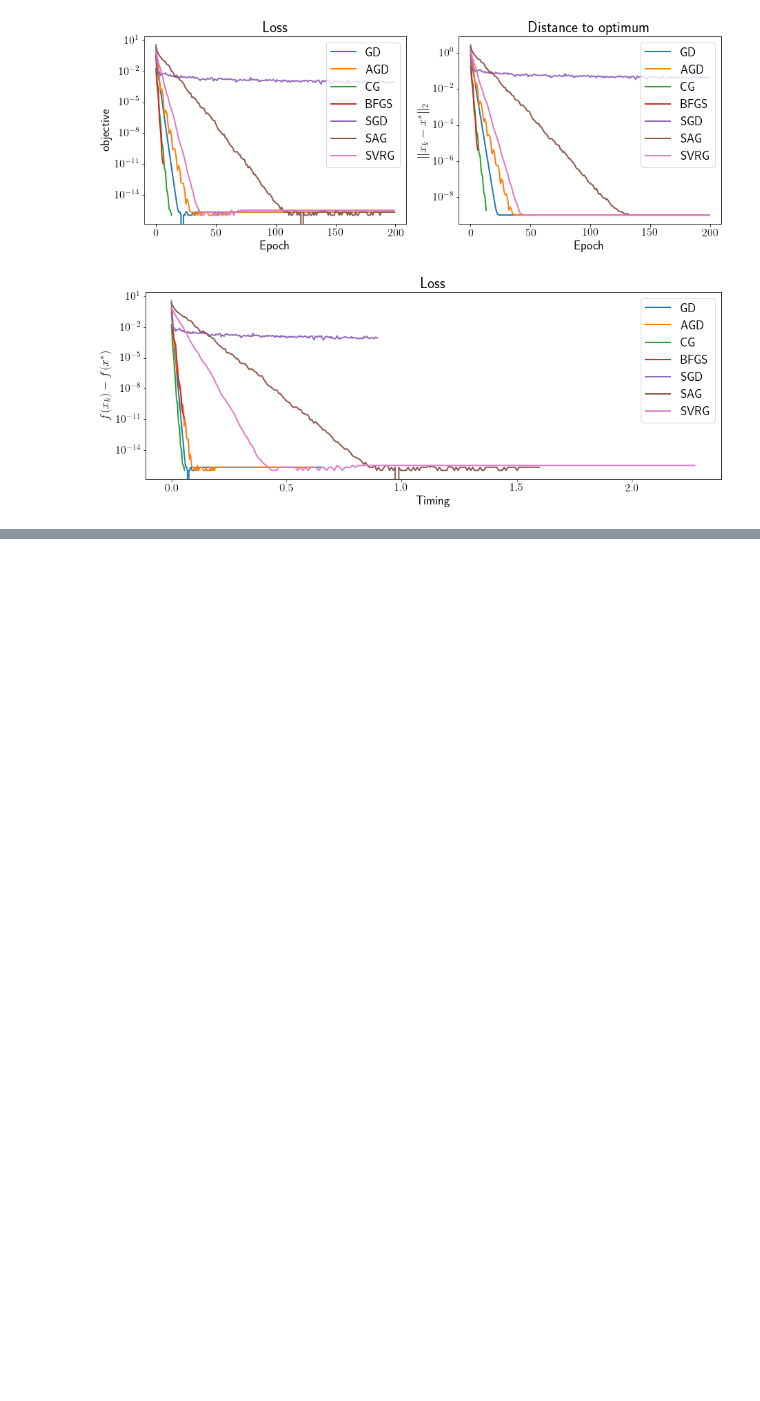
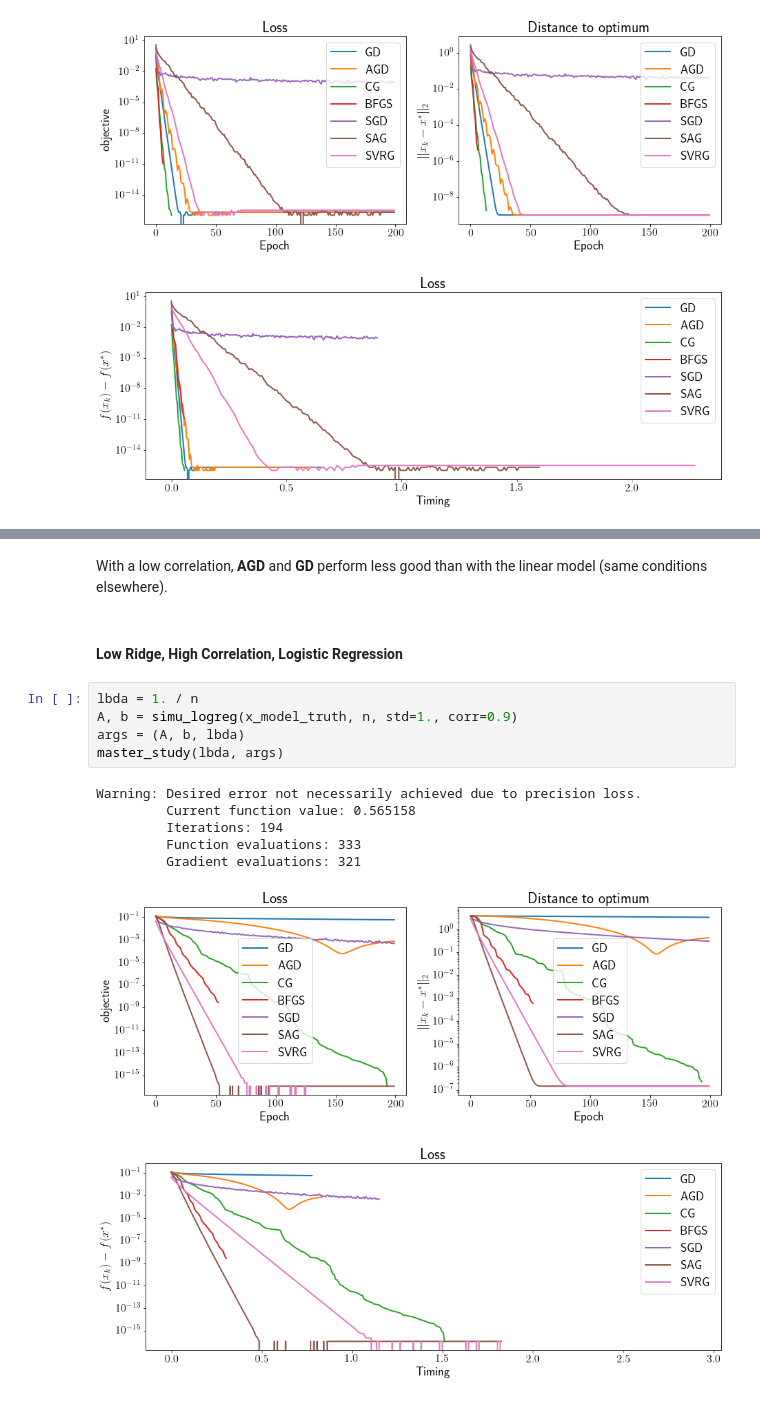
Before and after one commit to BenjaminLAZARD/Mathematical_Optimization_For_Datascience, a Jupyter notebook: lab2_lazard_benjamin_and_cothenet_come.ipynb, the cells around one changed output, grey strips where cells are left out. Cells and saved outputs as stored; diff of their text form; blank space fills up the shorter version.

```diff
--- a/lab2_lazard_benjamin_and_cothenet_come.ipynb
+++ b/lab2_lazard_benjamin_and_cothenet_come.ipynb
@@ -795,0 +839,17 @@ As a final conclusion, one may say that only correlation is an important criteri
+# %% [markdown]
+With a low correlation, **AGD** and **GD** perform less good than with the linear model (same conditions elsewhere).
+# %% [markdown]
+#### Low Ridge, High Correlation, Logistic Regression
+# %%
+lbda = 1. / n
+A, b = simu_logreg(x_model_truth, n, std=1., corr=0.9)
+args = (A, b, lbda)
+master_study(lbda, args)
+# %% [output]
+Warning: Desired error not necessarily achieved due to precision loss.
+         Current function value: 0.565158
+         Iterations: 194
+         Function evaluations: 333
+         Gradient evaluations: 321
+[figure, added]
+[figure, added]
```
Also changed, not shown: parts of 14 cells of this notebook.
